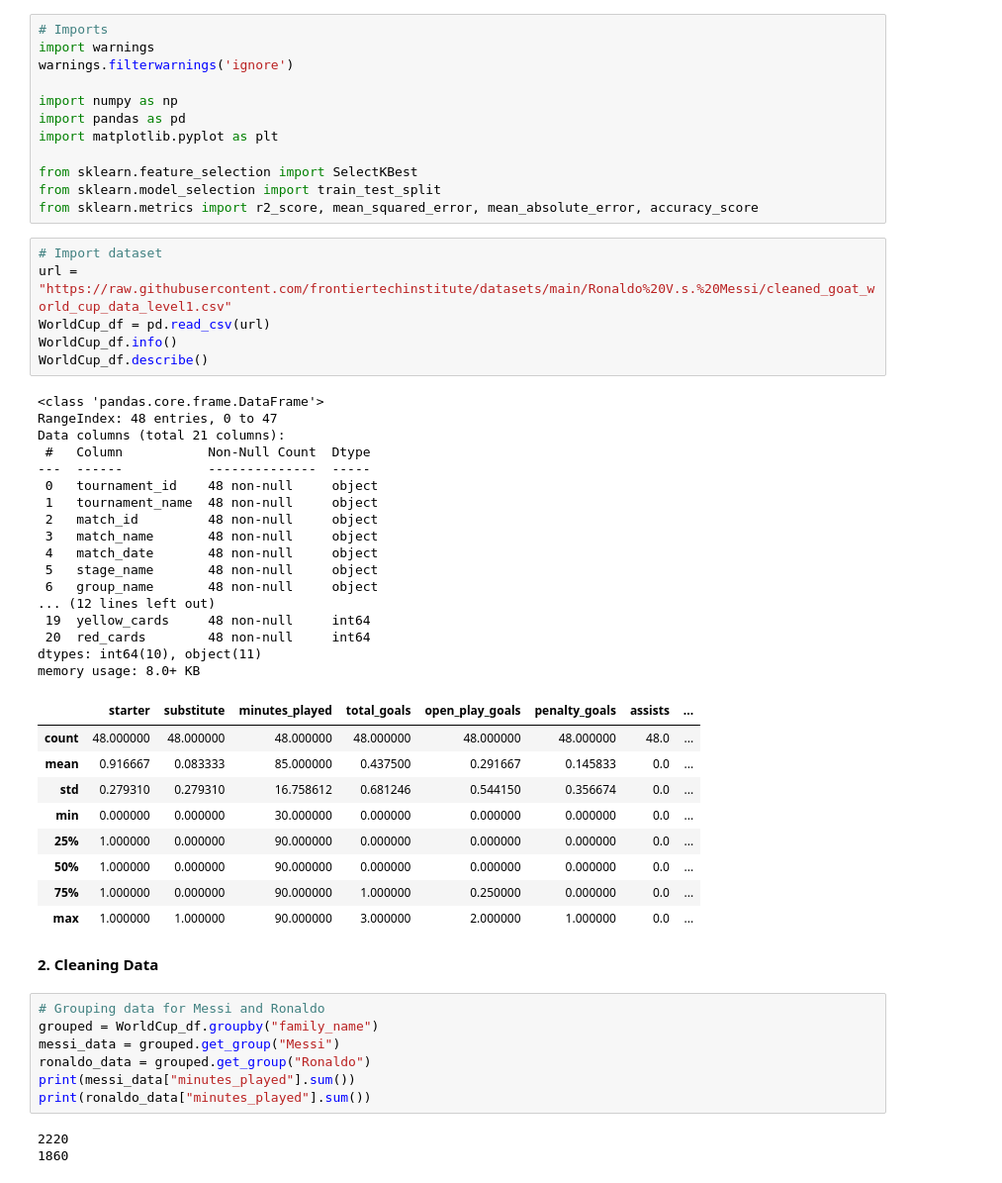
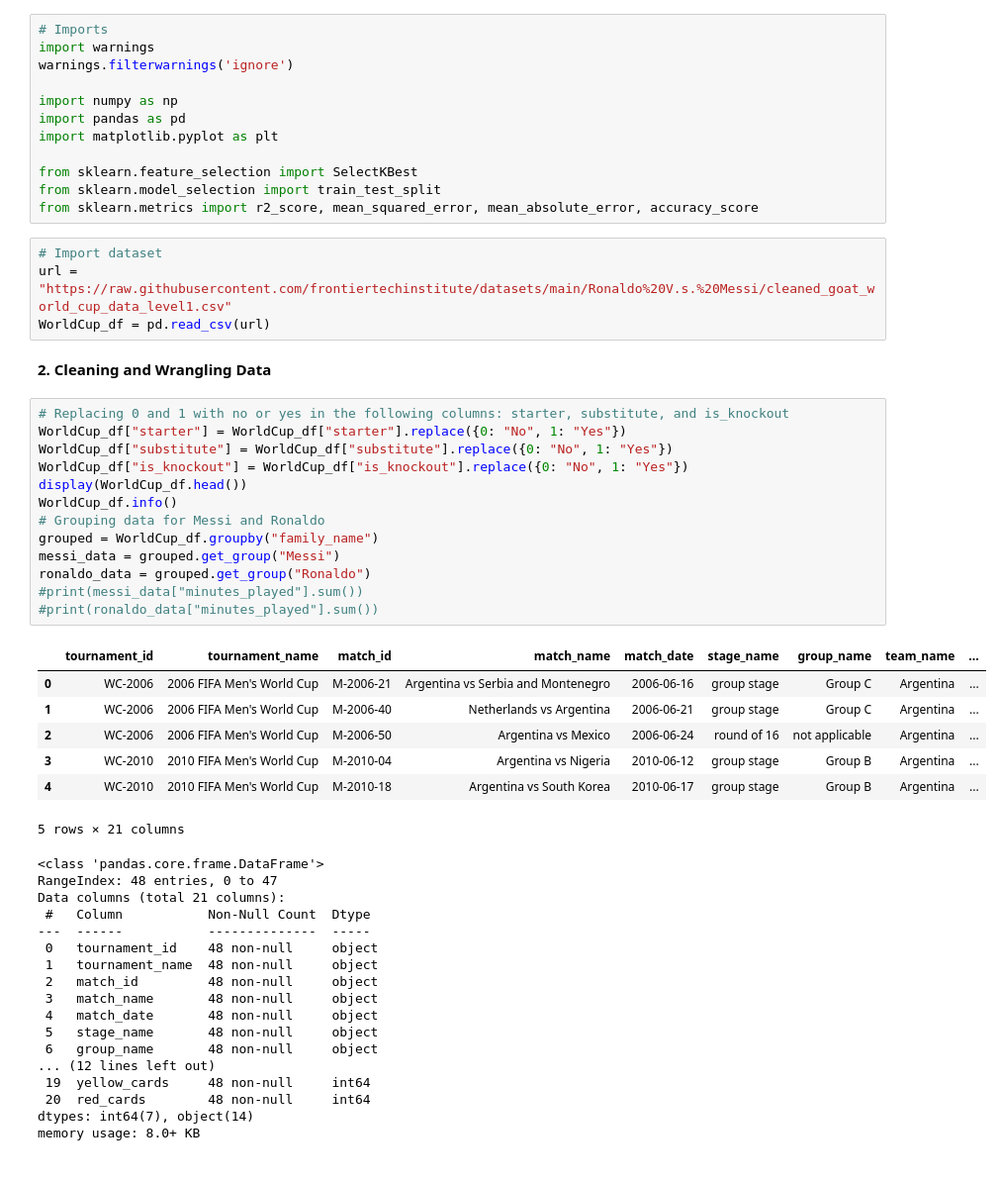
Before and after one commit to fideliseshun/DSRP-Research-Project, a Jupyter notebook: DSRP_Research_Project_Messi_vs_Ronaldo_FIFA_World_Cup.ipynb, the cells around one changed output. Shown at 99% size. Cells and saved outputs as stored; diff of their text form.

```diff
--- a/DSRP_Research_Project_Messi_vs_Ronaldo_FIFA_World_Cup.ipynb
+++ b/DSRP_Research_Project_Messi_vs_Ronaldo_FIFA_World_Cup.ipynb
@@ -20,44 +20,43 @@ from sklearn.metrics import r2_score, mean_squared_error, mean_absolute_error, a
 # Import dataset
 url = "https://raw.githubusercontent.com/frontiertechinstitute/datasets/main/Ronaldo%20V.s.%20Messi/cleaned_goat_world_cup_data_level1.csv"
 WorldCup_df = pd.read_csv(url)
-WorldCup_df.info()
-WorldCup_df.describe()
-# %% [output]
-<class 'pandas.core.frame.DataFrame'>
-RangeIndex: 48 entries, 0 to 47
-Data columns (total 21 columns):
- #   Column           Non-Null Count  Dtype
----  ------           --------------  -----
- 0   tournament_id    48 non-null     object
- 1   tournament_name  48 non-null     object
- 2   match_id         48 non-null     object
- 3   match_name       48 non-null     object
- 4   match_date       48 non-null     object
- 5   stage_name       48 non-null     object
- 6   group_name       48 non-null     object
-... (12 lines left out)
- 19  yellow_cards     48 non-null     int64
- 20  red_cards        48 non-null     int64
-dtypes: int64(10), object(11)
-memory usage: 8.0+ KB
-|  | starter | substitute | minutes_played | total_goals | open_play_goals | penalty_goals | assists | ... |
-| count | 48.000000 | 48.000000 | 48.000000 | 48.000000 | 48.000000 | 48.000000 | 48.0 | ... |
-| mean | 0.916667 | 0.083333 | 85.000000 | 0.437500 | 0.291667 | 0.145833 | 0.0 | ... |
-| std | 0.279310 | 0.279310 | 16.758612 | 0.681246 | 0.544150 | 0.356674 | 0.0 | ... |
-| min | 0.000000 | 0.000000 | 30.000000 | 0.000000 | 0.000000 | 0.000000 | 0.0 | ... |
-| 25% | 1.000000 | 0.000000 | 90.000000 | 0.000000 | 0.000000 | 0.000000 | 0.0 | ... |
-| 50% | 1.000000 | 0.000000 | 90.000000 | 0.000000 | 0.000000 | 0.000000 | 0.0 | ... |
-| 75% | 1.000000 | 0.000000 | 90.000000 | 1.000000 | 0.250000 | 0.000000 | 0.0 | ... |
-| max | 1.000000 | 1.000000 | 90.000000 | 3.000000 | 2.000000 | 1.000000 | 0.0 | ... |
 # %% [markdown]
-**2. Cleaning Data**
+**2. Cleaning and Wrangling Data**
 # %%
+# Replacing 0 and 1 with no or yes in the following columns: starter, substitute, and is_knockout
+WorldCup_df["starter"] = WorldCup_df["starter"].replace({0: "No", 1: "Yes"})
+WorldCup_df["substitute"] = WorldCup_df["substitute"].replace({0: "No", 1: "Yes"})
+WorldCup_df["is_knockout"] = WorldCup_df["is_knockout"].replace({0: "No", 1: "Yes"})
+display(WorldCup_df.head())
+WorldCup_df.info()
 # Grouping data for Messi and Ronaldo
 grouped = WorldCup_df.groupby("family_name")
 messi_data = grouped.get_group("Messi")
 ronaldo_data = grouped.get_group("Ronaldo")
-print(messi_data["minutes_played"].sum())
-print(ronaldo_data["minutes_played"].sum())
+#print(messi_data["minutes_played"].sum())
+#print(ronaldo_data["minutes_played"].sum())
 # %% [output]
+|  | tournament_id | tournament_name | match_id | match_name | match_date | stage_name | group_name | team_name | ... |
+| 0 | WC-2006 | 2006 FIFA Men's World Cup | M-2006-21 | Argentina vs Serbia and Montenegro | 2006-06-16 | group stage | Group C | Argentina | ... |
+| 1 | WC-2006 | 2006 FIFA Men's World Cup | M-2006-40 | Netherlands vs Argentina | 2006-06-21 | group stage | Group C | Argentina | ... |
+| 2 | WC-2006 | 2006 FIFA Men's World Cup | M-2006-50 | Argentina vs Mexico | 2006-06-24 | round of 16 | not applicable | Argentina | ... |
+| 3 | WC-2010 | 2010 FIFA Men's World Cup | M-2010-04 | Argentina vs Nigeria | 2010-06-12 | group stage | Group B | Argentina | ... |
+| 4 | WC-2010 | 2010 FIFA Men's World Cup | M-2010-18 | Argentina vs South Korea | 2010-06-17 | group stage | Group B | Argentina | ... |
-2220
-1860
+5 rows × 21 columns
+<class 'pandas.core.frame.DataFrame'>
+RangeIndex: 48 entries, 0 to 47
+Data columns (total 21 columns):
+ #   Column           Non-Null Count  Dtype
+---  ------           --------------  -----
+ 0   tournament_id    48 non-null     object
+ 1   tournament_name  48 non-null     object
+ 2   match_id         48 non-null     object
+ 3   match_name       48 non-null     object
+ 4   match_date       48 non-null     object
+ 5   stage_name       48 non-null     object
+ 6   group_name       48 non-null     object
+... (12 lines left out)
+ 19  yellow_cards     48 non-null     int64
+ 20  red_cards        48 non-null     int64
+dtypes: int64(7), object(14)
+memory usage: 8.0+ KB
```
Also changed, not shown: parts of 4 cells of this notebook.
